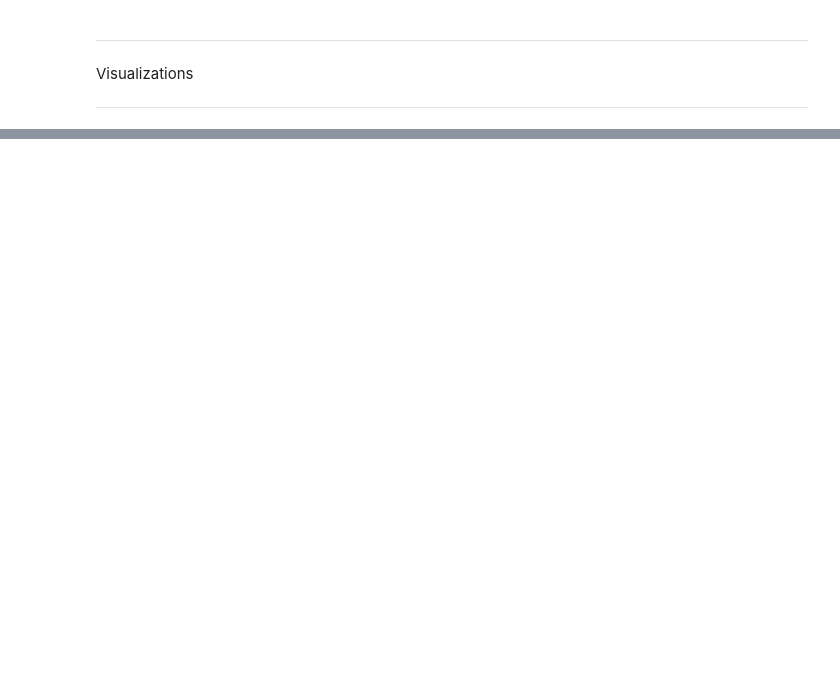
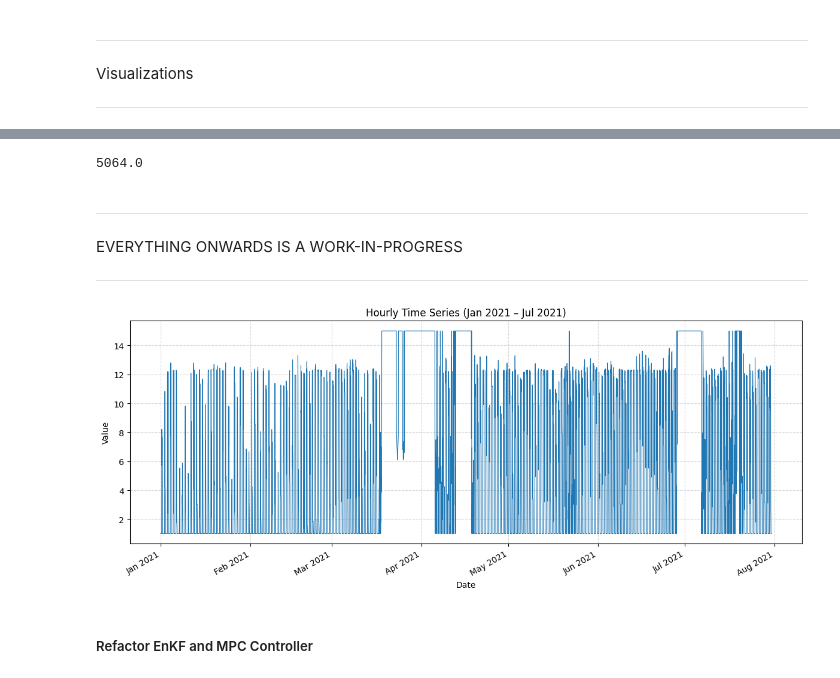
Before and after one commit to NihalAhmad322/context-aware-ews, a Jupyter notebook: RMPC.ipynb, the cells around one changed output, grey strips where cells are left out. Drawn from its saved outputs; the diff is of its cells as text; code cells hidden in the pictures; blank space fills up the shorter version.

Commit message:
Refactored and cleaned the code for better readibility

```diff
--- a/RMPC.ipynb
+++ b/RMPC.ipynb
@@ -2544,0 +1794,5 @@ downsampled_df_1.columns = ['Time Payload Received', 'Water Depth']
+# %%
+def normalize_eveps(value):
+    max_value = expected_value_of_eps(L_a, C, 1, upperbound_fs)
+    min_value = expected_value_of_eps(L_a, C, 0, lowerbound_fs)
+    return (value - min_value) / (max_value - min_value)
@@ -2544,0 +2336,54 @@ downsampled_df_1.columns = ['Time Payload Received', 'Water Depth']
+# %%
+# Total number of windows we want to simulate
+(threat_data_raw["Unit"].iloc[10128] - threat_data_raw["Unit"][0]) / np.timedelta64(1, 'h')
+# %% [output]
+5064.0
+# %%
+# Instantiate Sensor Emulator
+t_windows = 2400
+sensor = SensorEmulator(threat_data_raw=threat_data_raw, max_frequency=360, horizon_hours=12, step_hours=1, t_windows=t_windows, R=0.25, seed=42,)
+initial_forecast = sensor.generate_initial_forecast(initial_frequency=5, n_samples=500)
+
+enkf = EnsembleKalmanFilter(n_ens=500, R=0.25, Q=3.0, alpha=0.3, sigma=3.0, bias=(0, 0), seed=42)
+enkf.initialize_ensemble(initial_forecast, init_state_length=61)
+
+results, system_states, enkf_history = run_mpc(
+    total_windows=t_windows,
+    mpc_horizon=12,
+    sensor=sensor,
+    enkf=enkf,
+    initial_soc=100,
+    water_threshold=30,
+)
+# %% [markdown]
+--------------------------------------------------
+
+EVERYTHING ONWARDS IS A WORK-IN-PROGRESS
+
+--------------------------------------------------
+# %%
+time_index = pd.date_range(start='2021-01-01 00:00:00', periods=len(results), freq='h')
+
+# 2. Create a Pandas DataFrame
+df = pd.DataFrame({'Value': results}, index=time_index)
+
+# 3. Plot the time series
+plt.figure(figsize=(12, 5))
+plt.plot(df.index, df['Value'], linewidth=0.8, color='#1f77b4')
+
+# 4. Format the X-axis for clean month labels
+plt.gca().xaxis.set_major_formatter(mdates.DateFormatter('%b %Y'))
+plt.gca().xaxis.set_major_locator(mdates.MonthLocator())
+plt.gcf().autofmt_xdate()  # Rotates date labels for readability
+
+plt.title('Hourly Time Series (Jan 2021 – Jul 2021)')
+plt.xlabel('Date')
+plt.ylabel('Value')
+plt.grid(True, linestyle='--', alpha=0.5)
+
+plt.tight_layout()
+plt.show()
+# %% [output]
+[figure, added]
+# %% [markdown]
+##### Refactor EnKF and MPC Controller
```
Also changed, not shown: parts of 96 cells of this notebook.
